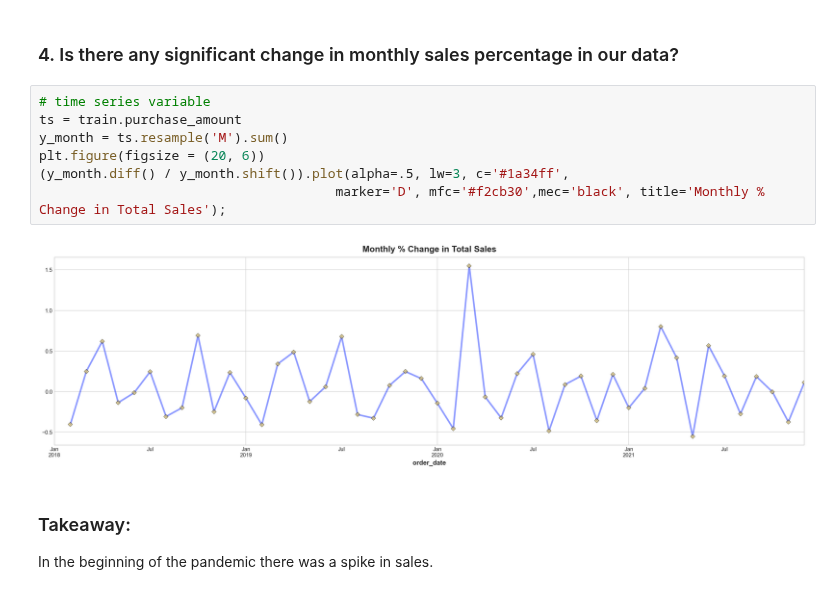
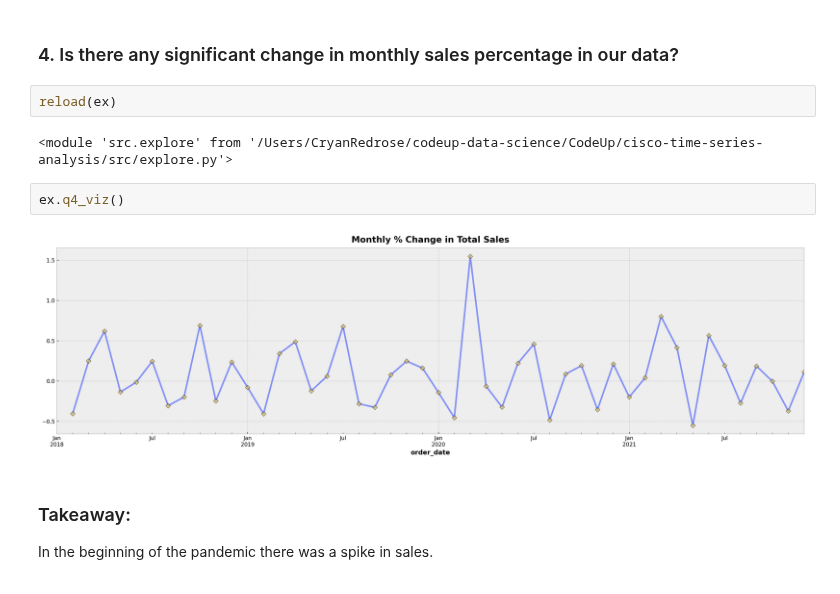
Before and after one commit to The-Real-MVPs/cisco-time-series-analysis, a Jupyter notebook: draft_final_notebook.ipynb, the cells around one changed output. Saved outputs shown, nothing was run; the diff lists cells and outputs as text.

```diff
--- a/draft_final_notebook.ipynb
+++ b/draft_final_notebook.ipynb
@@ -235,15 +221,14 @@ ttest_results_quarters
 abc
 # %% [markdown]
 ### 4. Is there any significant change in monthly sales percentage in our data?
-# %%
-# time series variable
-ts = train.purchase_amount
-y_month = ts.resample('M').sum()
-plt.figure(figsize = (20, 6))
-(y_month.diff() / y_month.shift()).plot(alpha=.5, lw=3, c='#1a34ff',
-                                      marker='D', mfc='#f2cb30',mec='black', title='Monthly % Change in Total Sales');
-# %% [output]
-[figure, removed]
+# %%
+reload(ex)
+# %% [output]
+<module 'src.explore' from '/Users/CryanRedrose/codeup-data-science/CodeUp/cisco-time-series-analysis/src/explore.py'>
+# %%
+ex.q4_viz()
+# %% [output]
+[figure, added]
 # %% [markdown]
 ### Takeaway:
 In the beginning of the pandemic there was a spike in sales.
```
Also changed, not shown: parts of 17 cells of this notebook, 3 other files.
